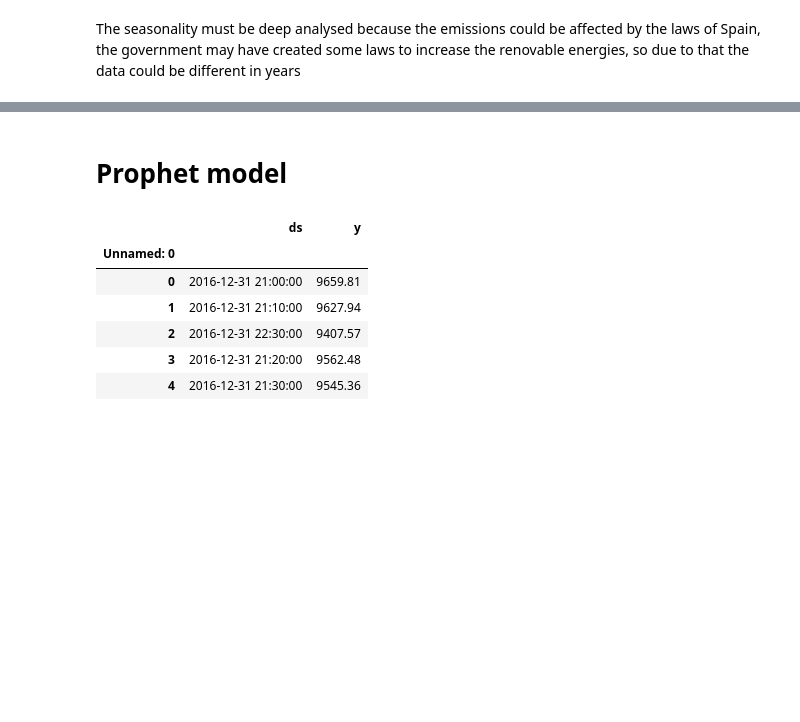
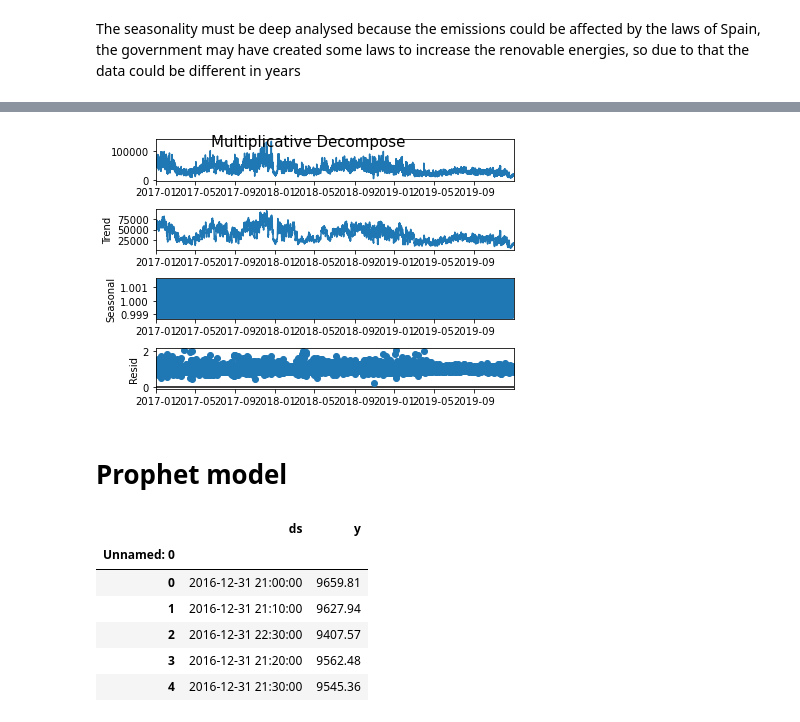
Before and after one commit to hectorLop/CO2_emissions_forecast, a Jupyter notebook: CO2_feature_engineering_and_visualization.ipynb, the cells around one changed output, grey strips where cells are left out. Saved outputs shown, nothing was run; the diff lists cells and outputs as text; code cells hidden in the pictures; blank space fills up the shorter version.

```diff
--- a/CO2_feature_engineering_and_visualization.ipynb
+++ b/CO2_feature_engineering_and_visualization.ipynb
@@ -124,3 +239,9 @@ the renovable energies, so due to that the data could be different in years
+# %%
+# Plot multiplicative decomposition
+result_mul.plot().suptitle('Multiplicative Decompose', fontsize=15)
+pyplot.show()
+# %% [output]
+[figure, added]
 # %% [markdown]
 # Prophet model
 # %%
```
Also changed, not shown: parts of 33 cells of this notebook.
